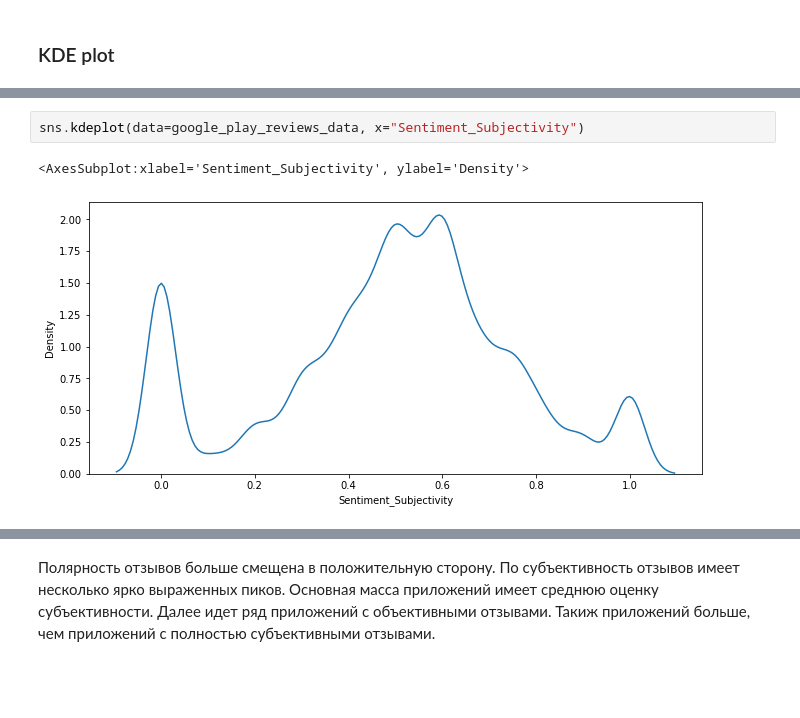
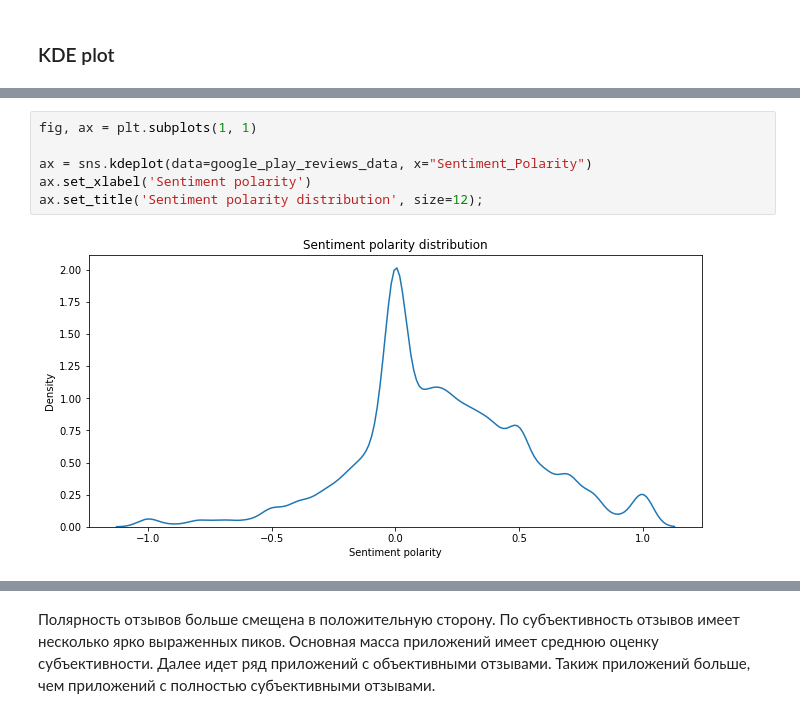
Before and after one commit to Katepompom/pyda_homeworks, a Jupyter notebook: visualization/visualization.ipynb, the cells around one changed output, grey strips where cells are left out. Drawn from its saved outputs; the diff is of its cells as text; blank space fills up the shorter version.

```diff
--- a/visualization/visualization.ipynb
+++ b/visualization/visualization.ipynb
@@ -177,5 +174,8 @@ sns.kdeplot(data=google_play_reviews_data, x="Sentiment_Polarity")
-# %%
-sns.kdeplot(data=google_play_reviews_data, x="Sentiment_Subjectivity")
-# %% [output]
-<AxesSubplot:xlabel='Sentiment_Subjectivity', ylabel='Density'>
-[figure, removed]
+# %%
+fig, ax = plt.subplots(1, 1)
+
+ax = sns.kdeplot(data=google_play_reviews_data, x="Sentiment_Polarity")
+ax.set_xlabel('Sentiment polarity')
+ax.set_title('Sentiment polarity distribution', size=12);
+# %% [output]
+[figure, added]
```
Also changed, not shown: parts of 8 cells of this notebook.
